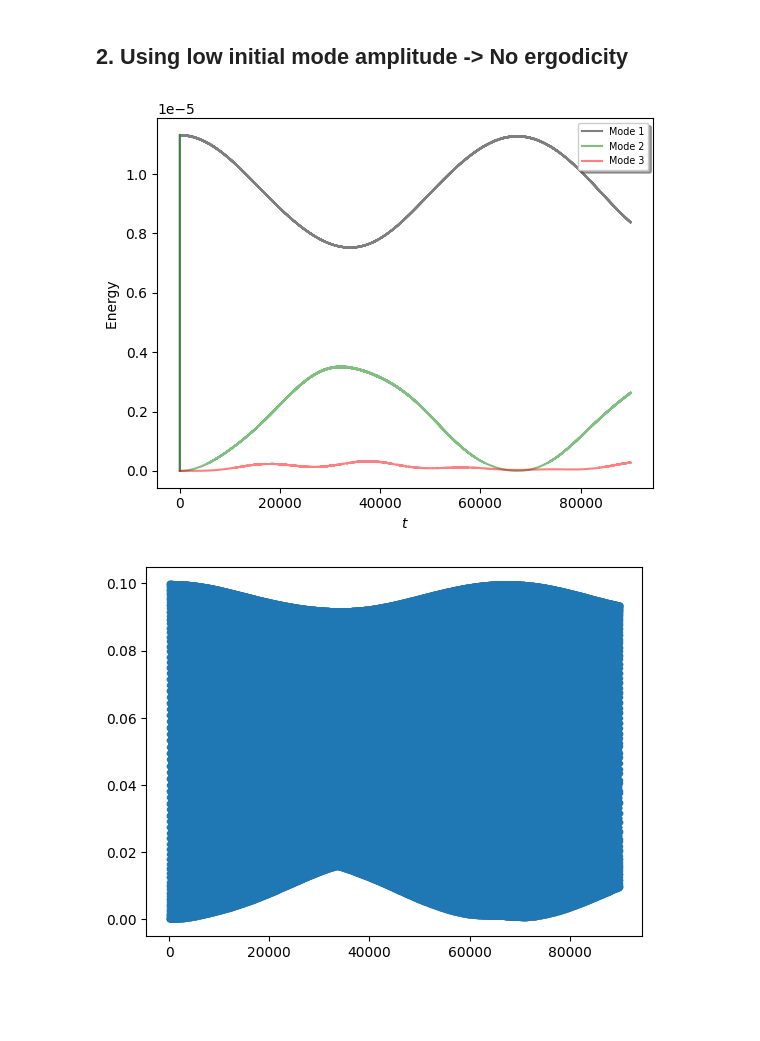
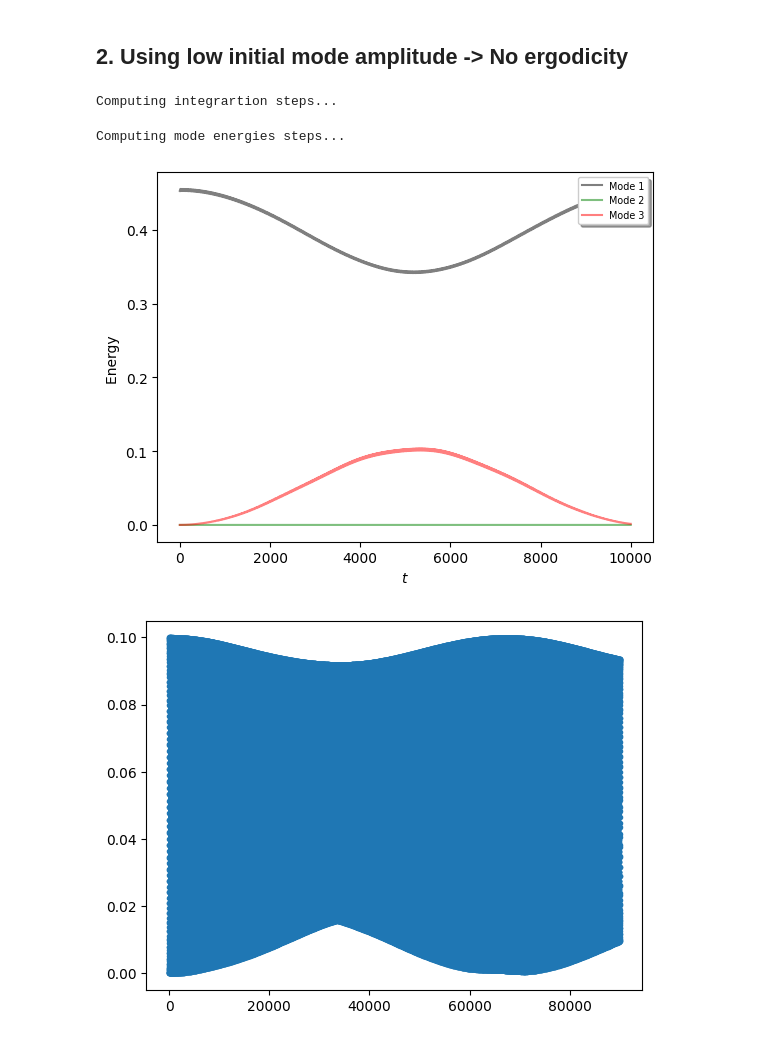
Before and after one commit to aleromualdi/FPU-Integrator, a Jupyter notebook: notebooks/01_create dataset sample manifold.ipynb, the cells around one changed output. Saved outputs shown, nothing was run; the diff lists cells and outputs as text; code cells hidden in the pictures; blank space fills up the shorter version.

```diff
--- a/notebooks/01_create dataset sample manifold.ipynb
+++ b/notebooks/01_create dataset sample manifold.ipynb
@@ -29,12 +29,13 @@ from utils import (
 # System inputs
 # %%
 NUM_ATOMS = 32  # number of particles equals to N in FPUT equations
-T_MAX = 30000   # maximum time of simulation
+T_MAX = 10000   # maximum time of simulation
 INTEGRATION_TIME_STEP = 0.1
 INITIAL_MODE_NUMBER = 1
+
 NUM_MODES = 3  # number of modes to be observed
-ALPHA_REF = 1
-BETA_REF = 2
+ALPHA_REF = 0.0
+BETA_REF = 0.3
 # %% [markdown]
 ### Funcs
 # %% [markdown]
@@ -87,24 +88,26 @@ Only the first two PCs have significant (basically non-zero) explained variance
 # %% [markdown]
 ## 2. Using low initial mode amplitude -> No ergodicity
 # %%
-LOW_INITIAL_MODE_AMPLITUDE = 0.05
+LOW_INITIAL_MODE_AMPLITUDE = 10.0
 
 fpu = FPUT_Integrator(
     num_atoms=NUM_ATOMS,
     num_modes=NUM_MODES,
     initial_mode_number=INITIAL_MODE_NUMBER,
     initial_mode_amplitude=LOW_INITIAL_MODE_AMPLITUDE,
-    t_step=0.8,
-    t_max=3*T_MAX,
+    t_step=0.1,
+    t_max=T_MAX,
     alpha=ALPHA_REF,
     beta=BETA_REF
 )
 
 data_low_init_amp = fpu.run(method="verlet")
 
 plot_mode_energies(data_low_init_amp)
 # %% [output]
+Computing integrartion steps...
+Computing mode energies steps...
-[figure, old version]
+[figure, new version]
 # %%
 plot_consecutive_distances(data_low_init_amp) # n_points=100000
 # %% [output]
```
Also changed, not shown: parts of 7 cells of this notebook, 4 other files.
